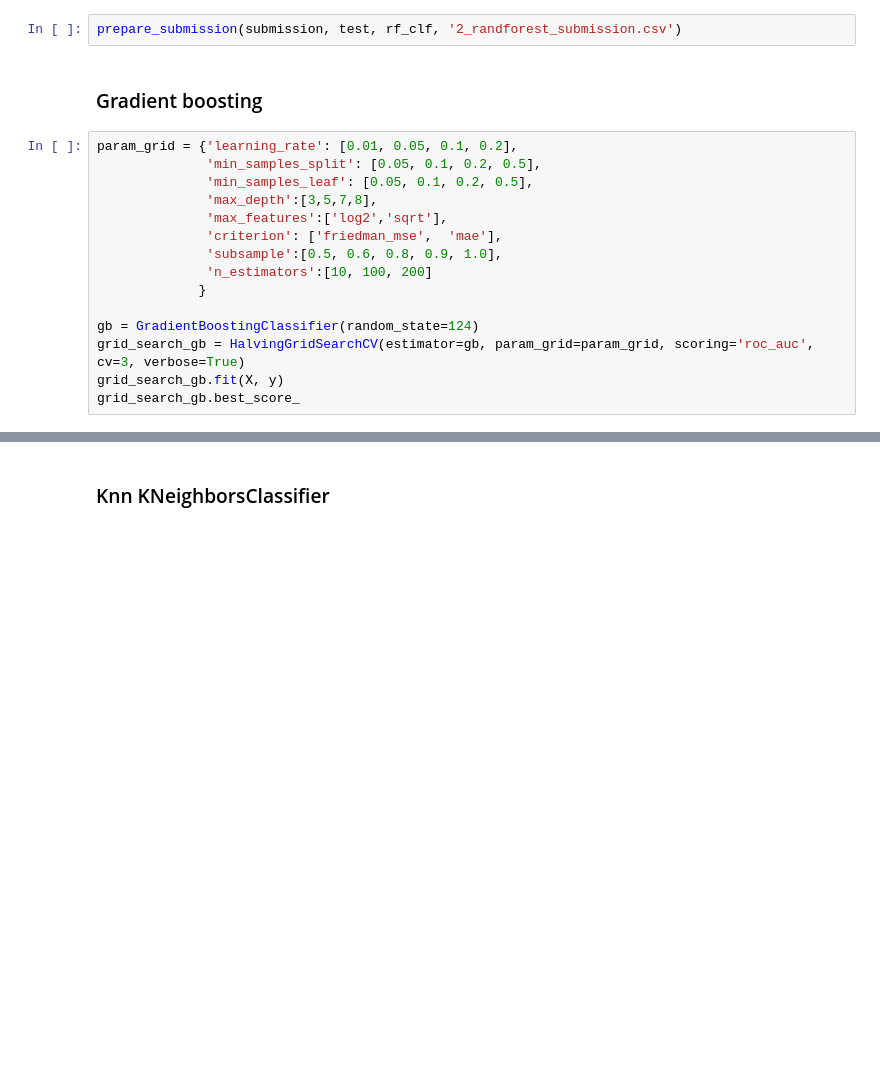
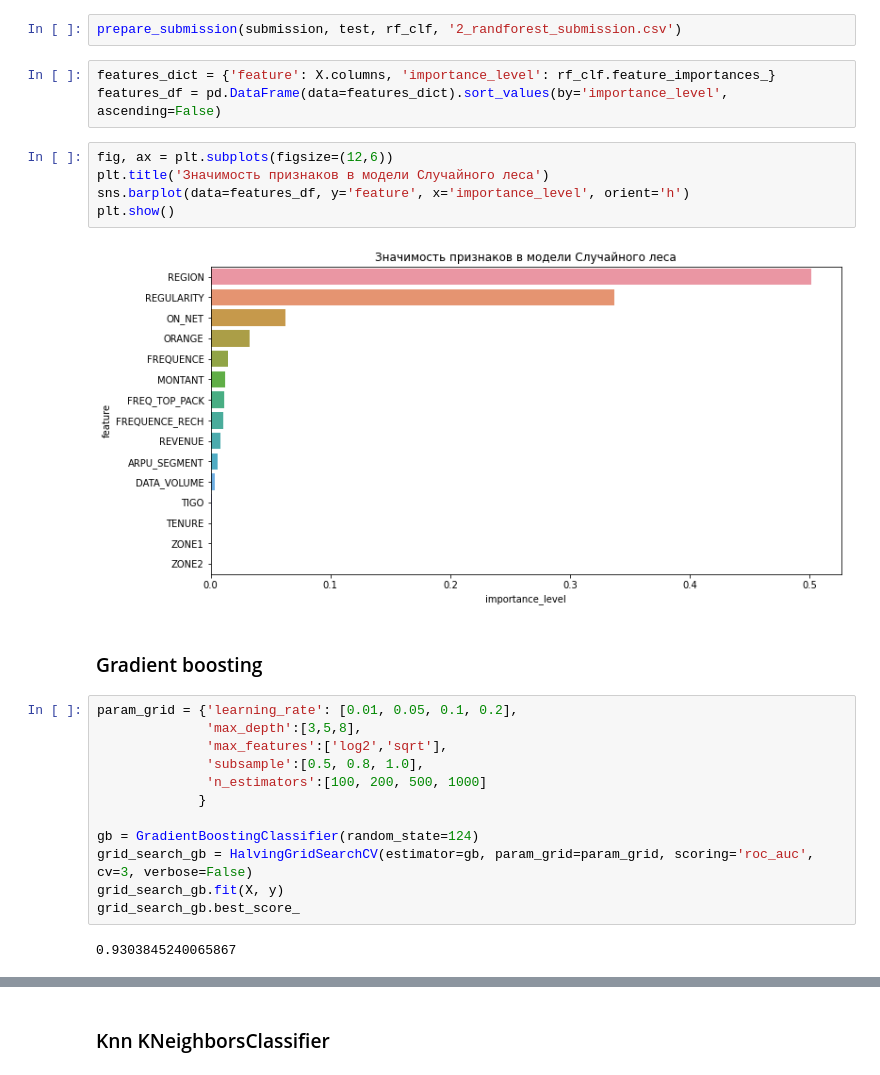
Before and after one commit to AlexHLinS/ds7_ml_contest_team1, a Jupyter notebook: 1_simple_models.ipynb, the cells around one changed output, grey strips where cells are left out. Cells and saved outputs as stored; diff of their text form; blank space fills up the shorter version.

```diff
--- a/1_simple_models.ipynb
+++ b/1_simple_models.ipynb
@@ -184,21 +213,30 @@ eval_metrics(y_val, rf_ypred)
 # %%
 prepare_submission(submission, test, rf_clf, '2_randforest_submission.csv')
+# %%
+features_dict = {'feature': X.columns, 'importance_level': rf_clf.feature_importances_}
+features_df = pd.DataFrame(data=features_dict).sort_values(by='importance_level', ascending=False)
+# %%
+fig, ax = plt.subplots(figsize=(12,6))
+plt.title('Значимость признаков в модели Случайного леса')
+sns.barplot(data=features_df, y='feature', x='importance_level', orient='h')
+plt.show()
+# %% [output]
+[figure, added]
 # %% [markdown]
 ### Gradient boosting
 # %%
 param_grid = {'learning_rate': [0.01, 0.05, 0.1, 0.2],
-              'min_samples_split': [0.05, 0.1, 0.2, 0.5],
-              'min_samples_leaf': [0.05, 0.1, 0.2, 0.5],
-              'max_depth':[3,5,7,8],
+              'max_depth':[3,5,8],
               'max_features':['log2','sqrt'],
-              'criterion': ['friedman_mse',  'mae'],
-              'subsample':[0.5, 0.6, 0.8, 0.9, 1.0],
-              'n_estimators':[10, 100, 200]
+              'subsample':[0.5, 0.8, 1.0],
+              'n_estimators':[100, 200, 500, 1000]
              }
 
 gb = GradientBoostingClassifier(random_state=124)
-grid_search_gb = HalvingGridSearchCV(estimator=gb, param_grid=param_grid, scoring='roc_auc', cv=3, verbose=True)
+grid_search_gb = HalvingGridSearchCV(estimator=gb, param_grid=param_grid, scoring='roc_auc', cv=3, verbose=False)
 grid_search_gb.fit(X, y)
 grid_search_gb.best_score_
+# %% [output]
+0.9303845240065867
 # %%
 grid_search_gb.best_params_
```
Also changed, not shown: parts of 27 cells of this notebook.
